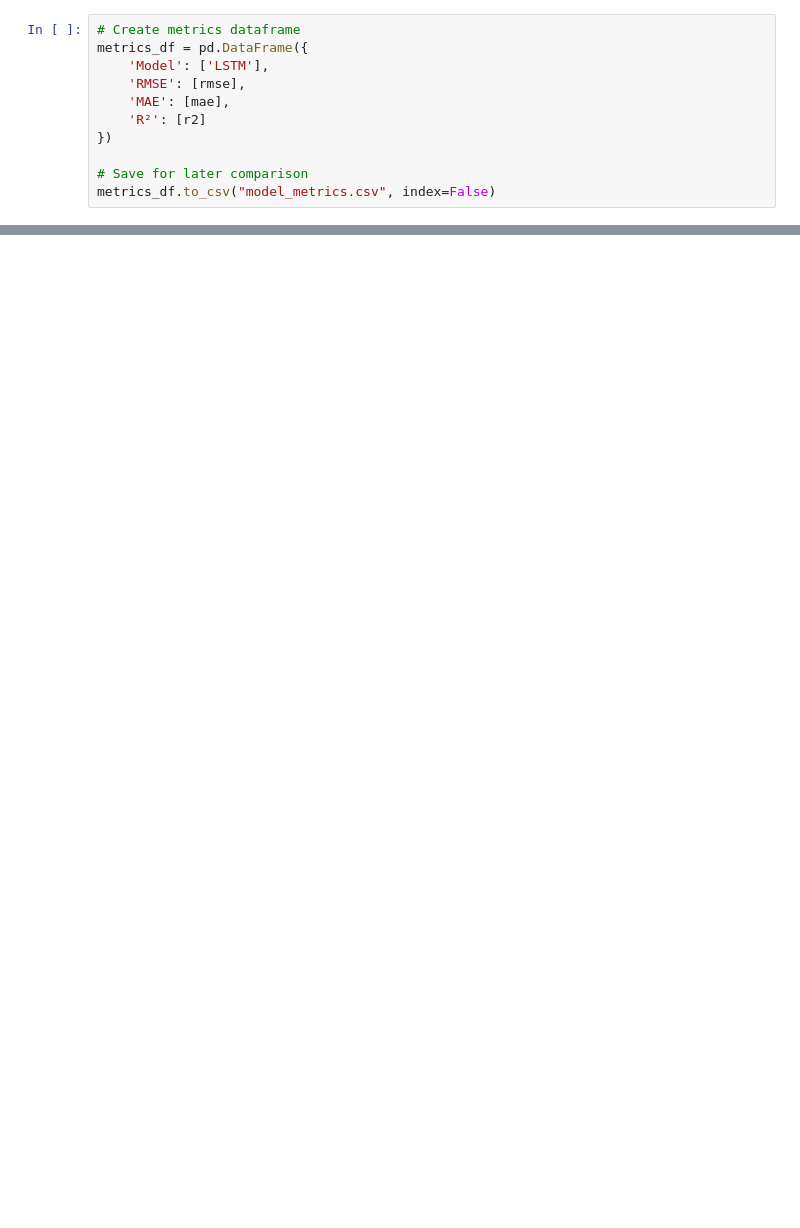
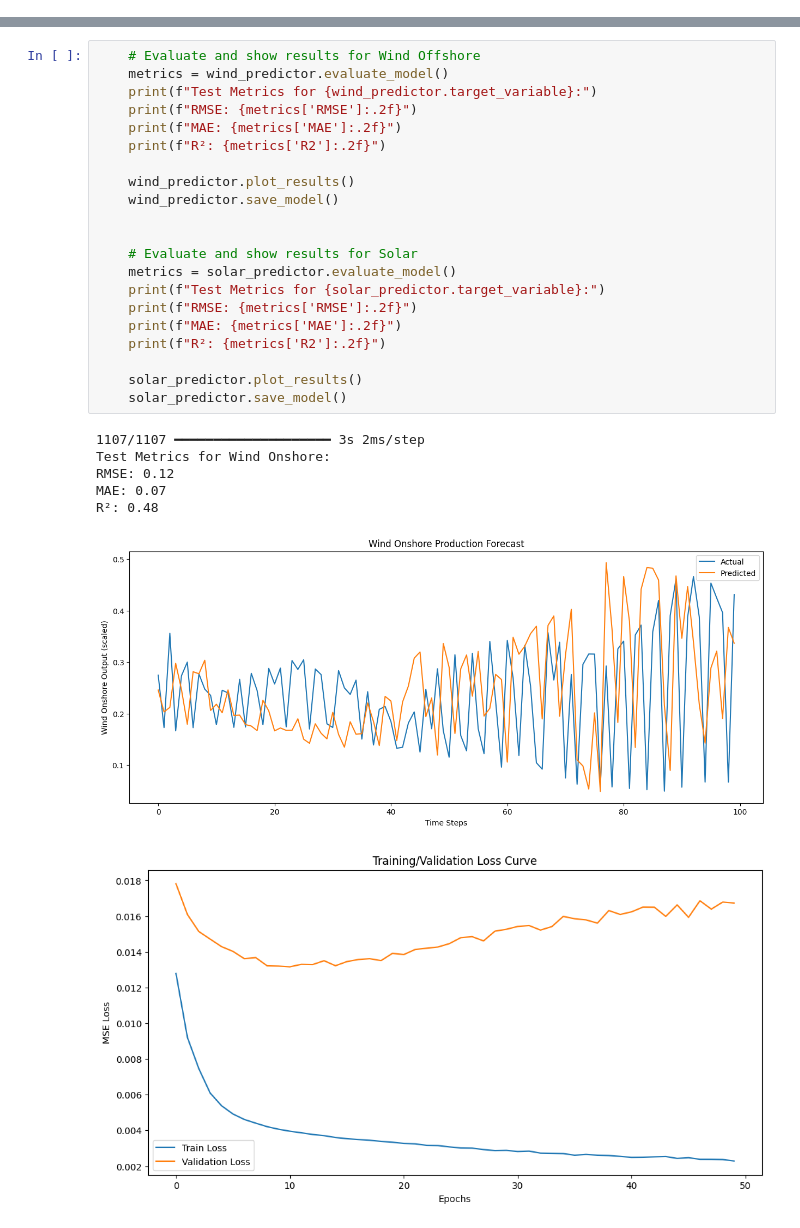
Before and after one commit to TiffanyPanchum/Renewable-Energy-Prediction, a Jupyter notebook: notebooks/LSTM_Model.ipynb, the cells around one changed output, grey strips where cells are left out. Drawn from its saved outputs; the diff is of its cells as text; blank space fills up the shorter version.

Commit message:
added wind predictor

```diff
--- a/notebooks/LSTM_Model.ipynb
+++ b/notebooks/LSTM_Model.ipynb
@@ -206,11 +13,0 @@ WARNING:absl:You are saving your model as an HDF5 file via `model.save()` or `ke
-# %%
-# Create metrics dataframe
-metrics_df = pd.DataFrame({
-    'Model': ['LSTM'],
-    'RMSE': [rmse],
-    'MAE': [mae],
-    'R²': [r2]
-})
-
-# Save for later comparison
-metrics_df.to_csv("model_metrics.csv", index=False)
@@ -216,0 +255,29 @@ metrics_df.to_csv("model_metrics.csv", index=False)
+# %%
+    # Evaluate and show results for Wind Offshore
+    metrics = wind_predictor.evaluate_model()
+    print(f"Test Metrics for {wind_predictor.target_variable}:")
+    print(f"RMSE: {metrics['RMSE']:.2f}")
+    print(f"MAE: {metrics['MAE']:.2f}")
+    print(f"R²: {metrics['R2']:.2f}")
+
+    wind_predictor.plot_results()
+    wind_predictor.save_model()
+
+
+    # Evaluate and show results for Solar
+    metrics = solar_predictor.evaluate_model()
+    print(f"Test Metrics for {solar_predictor.target_variable}:")
+    print(f"RMSE: {metrics['RMSE']:.2f}")
+    print(f"MAE: {metrics['MAE']:.2f}")
+    print(f"R²: {metrics['R2']:.2f}")
+
+    solar_predictor.plot_results()
+    solar_predictor.save_model()
+# %% [output]
+1107/1107 ━━━━━━━━━━━━━━━━━━━━ 3s 2ms/step
+Test Metrics for Wind Onshore:
+RMSE: 0.12
+MAE: 0.07
+R²: 0.48
+[figure, added]
+[figure, added]
```
Also changed, not shown: parts of 12 cells of this notebook.
